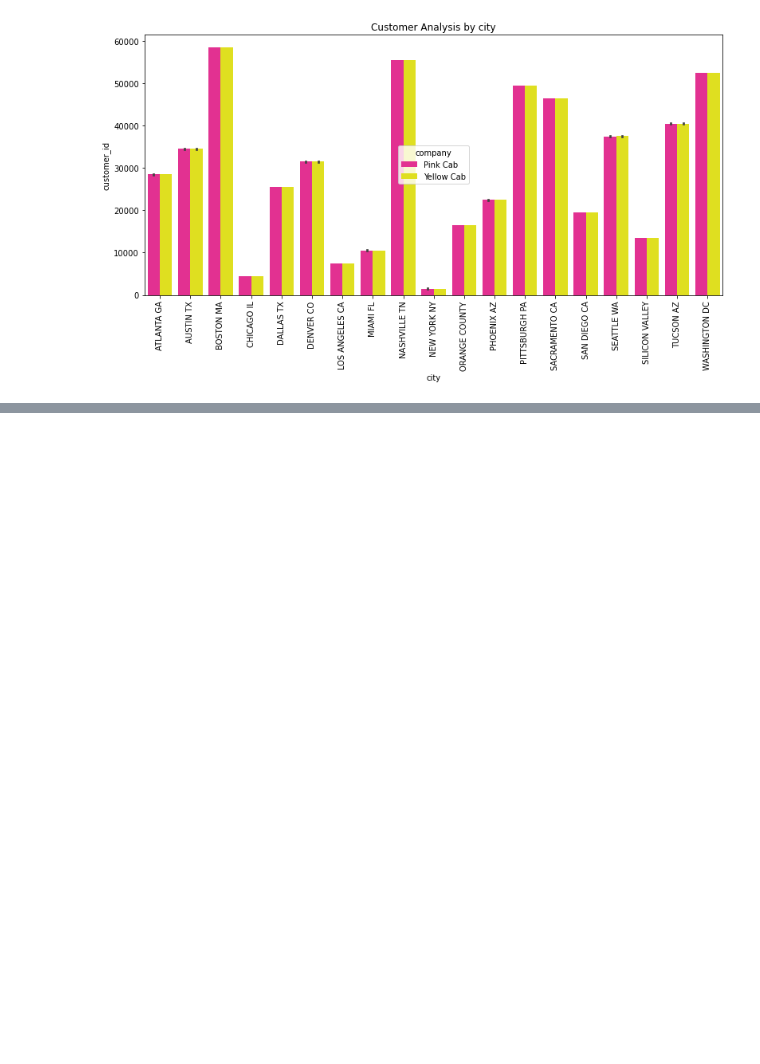
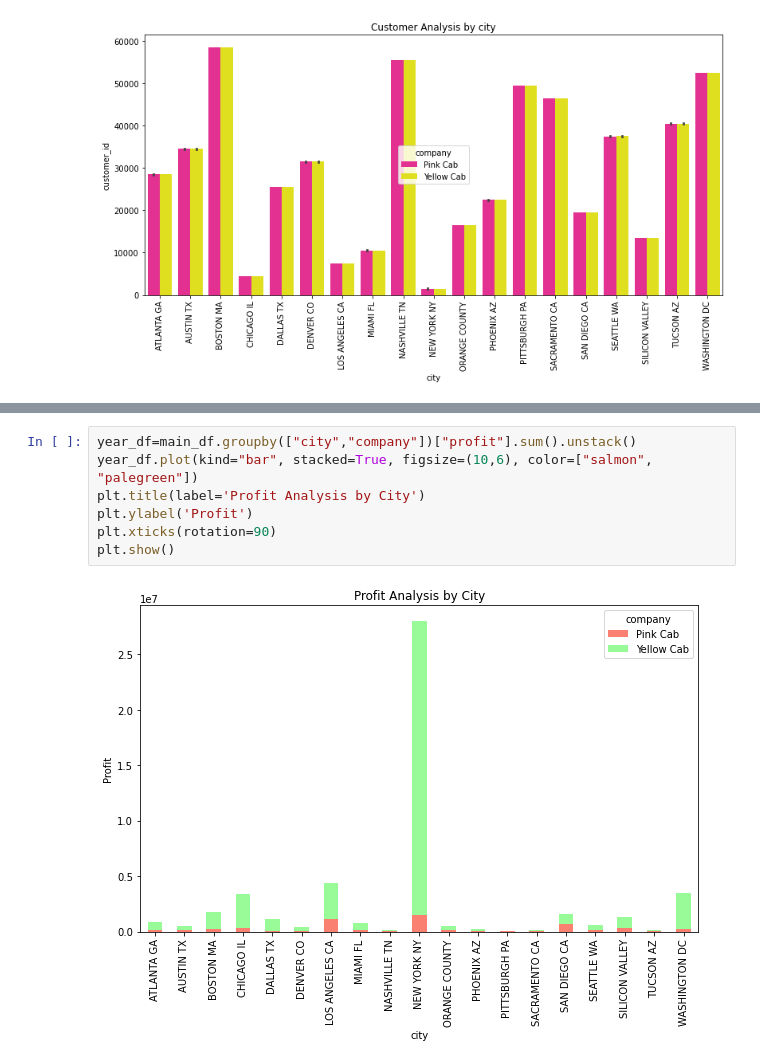
Before and after one commit to Soniyasunny1/DataSets, a Jupyter notebook: final_SoniyaSunny.ipynb, the cells around one changed output, grey strips where cells are left out. Drawn from its saved outputs; the diff is of its cells as text; blank space fills up the shorter version.

```diff
--- a/final_SoniyaSunny.ipynb
+++ b/final_SoniyaSunny.ipynb
@@ -472,0 +496,9 @@ plt.show()
+# %%
+year_df=main_df.groupby(["city","company"])["profit"].sum().unstack()
+year_df.plot(kind="bar", stacked=True, figsize=(10,6), color=["salmon", "palegreen"])
+plt.title(label='Profit Analysis by City')
+plt.ylabel('Profit')
+plt.xticks(rotation=90)
+plt.show()
+# %% [output]
+[figure, added]
```
Also changed, not shown: parts of 5 cells of this notebook.
